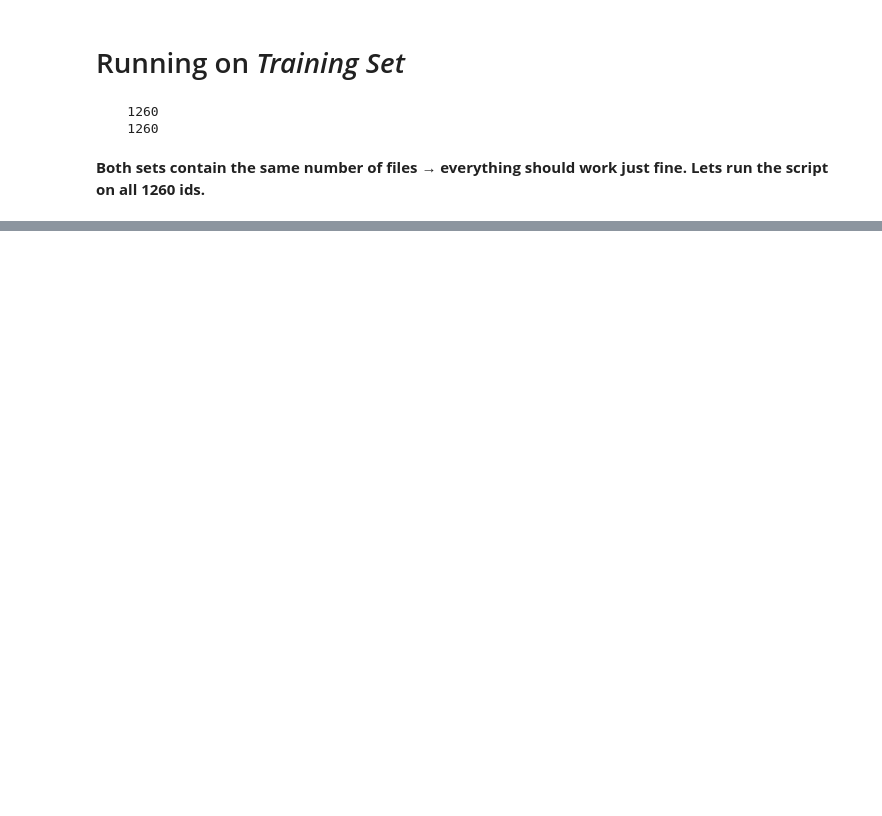
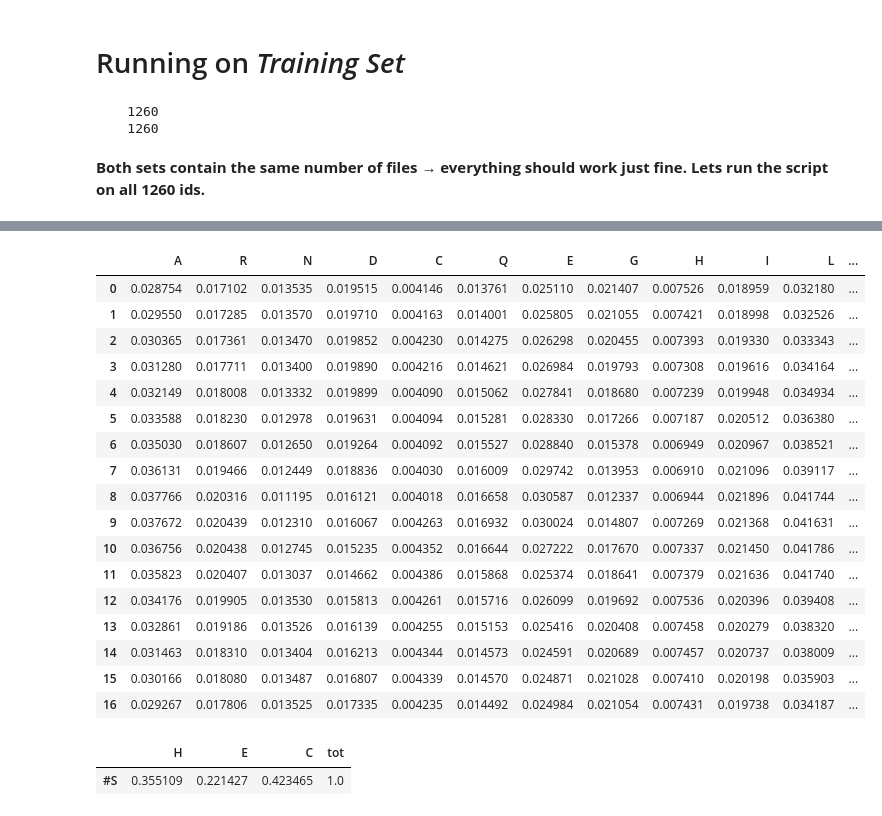
Before and after one commit to ilante/LB-2-project-GOR-vs-SVM, a Jupyter notebook: documentation_notebooks/GOR/Steps_GOR_method.ipynb, the cells around one changed output, grey strips where cells are left out. Cells and saved outputs as stored; diff of their text form; code cells hidden in the pictures; blank space fills up the shorter version.

```diff
--- a/documentation_notebooks/GOR/Steps_GOR_method.ipynb
+++ b/documentation_notebooks/GOR/Steps_GOR_method.ipynb
@@ -1038,0 +1018,13 @@ R_E
+# %%
+import pandas as pd
+pd.set_option('display.max_rows', None)
+pd.set_option('display.max_columns', None)
+pd.set_option('display.width', None)
+pd.set_option('display.max_colwidth', None)
+
+df_H = pd.read_csv('gor_training_out_H.csv', index_col=[0]) # index_col indicates that first column is the index
+df_E = pd.read_csv('gor_training_out_E.csv', index_col=[0])
+df_C = pd.read_csv('gor_training_out_C.csv', index_col=[0])
+df_marg_p_R = pd.read_csv('gor_training_out_marg_prob_R.csv', index_col=[0])
+
+SS_df = pd.read_csv('gor_training_output_SS.csv', index_col=[0])
@@ -1075,0 +1141,18 @@ min
+# %%
+import numpy as np
+# To ensure that non of the outputs are truncated with '...'
+np.set_printoptions(threshold=np.inf)
+import pandas as pd
+# To ensure that non of the outputs are truncated with '...'
+pd.set_option('display.max_rows', None)
+pd.set_option('display.max_columns', None)
+pd.set_option('display.width', None)
+pd.set_option('display.max_colwidth', None)
+
+H = pd.read_csv('/Users/ila/01-Unibo/02_Lab2/files_lab2_project/all_data/outputs/gor_train_out/gor_training_out_H.csv', index_col=[0])
+E = pd.read_csv('/Users/ila/01-Unibo/02_Lab2/files_lab2_project/all_data/outputs/gor_train_out/gor_training_out_E.csv', index_col=[0])
+C = pd.read_csv('/Users/ila/01-Unibo/02_Lab2/files_lab2_project/all_data/outputs/gor_train_out/gor_training_out_C.csv', index_col=[0])
+R = pd.read_csv('/Users/ila/01-Unibo/02_Lab2/files_lab2_project/all_data/outputs/gor_train_out/gor_training_out_marg_prob_R.csv', index_col=[0])
+
+SS = pd.read_csv('/Users/ila/01-Unibo/02_Lab2/files_lab2_project/all_data/outputs/gor_train_out/gor_training_output_SS.csv', index_col=[0])
+# profile_arr = np.loadtxt("/Users/ila/01-Unibo/02_Lab2/files_lab2_project/all_data/test_data/profiles/test_profile", usecols=range(0,20), dtype=np.float64)
@@ -1075,0 +1177,24 @@ min
+# %%
+display(H)
+display(SS)
+# %% [output]
+|  | A | R | N | D | C | Q | E | G | H | I | L | ... |
+| 0 | 0.028754 | 0.017102 | 0.013535 | 0.019515 | 0.004146 | 0.013761 | 0.025110 | 0.021407 | 0.007526 | 0.018959 | 0.032180 | ... |
+| 1 | 0.029550 | 0.017285 | 0.013570 | 0.019710 | 0.004163 | 0.014001 | 0.025805 | 0.021055 | 0.007421 | 0.018998 | 0.032526 | ... |
+| 2 | 0.030365 | 0.017361 | 0.013470 | 0.019852 | 0.004230 | 0.014275 | 0.026298 | 0.020455 | 0.007393 | 0.019330 | 0.033343 | ... |
+| 3 | 0.031280 | 0.017711 | 0.013400 | 0.019890 | 0.004216 | 0.014621 | 0.026984 | 0.019793 | 0.007308 | 0.019616 | 0.034164 | ... |
+| 4 | 0.032149 | 0.018008 | 0.013332 | 0.019899 | 0.004090 | 0.015062 | 0.027841 | 0.018680 | 0.007239 | 0.019948 | 0.034934 | ... |
+| 5 | 0.033588 | 0.018230 | 0.012978 | 0.019631 | 0.004094 | 0.015281 | 0.028330 | 0.017266 | 0.007187 | 0.020512 | 0.036380 | ... |
+| 6 | 0.035030 | 0.018607 | 0.012650 | 0.019264 | 0.004092 | 0.015527 | 0.028840 | 0.015378 | 0.006949 | 0.020967 | 0.038521 | ... |
+| 7 | 0.036131 | 0.019466 | 0.012449 | 0.018836 | 0.004030 | 0.016009 | 0.029742 | 0.013953 | 0.006910 | 0.021096 | 0.039117 | ... |
+| 8 | 0.037766 | 0.020316 | 0.011195 | 0.016121 | 0.004018 | 0.016658 | 0.030587 | 0.012337 | 0.006944 | 0.021896 | 0.041744 | ... |
+| 9 | 0.037672 | 0.020439 | 0.012310 | 0.016067 | 0.004263 | 0.016932 | 0.030024 | 0.014807 | 0.007269 | 0.021368 | 0.041631 | ... |
+| 10 | 0.036756 | 0.020438 | 0.012745 | 0.015235 | 0.004352 | 0.016644 | 0.027222 | 0.017670 | 0.007337 | 0.021450 | 0.041786 | ... |
+| 11 | 0.035823 | 0.020407 | 0.013037 | 0.014662 | 0.004386 | 0.015868 | 0.025374 | 0.018641 | 0.007379 | 0.021636 | 0.041740 | ... |
+| 12 | 0.034176 | 0.019905 | 0.013530 | 0.015813 | 0.004261 | 0.015716 | 0.026099 | 0.019692 | 0.007536 | 0.020396 | 0.039408 | ... |
+| 13 | 0.032861 | 0.019186 | 0.013526 | 0.016139 | 0.004255 | 0.015153 | 0.025416 | 0.020408 | 0.007458 | 0.020279 | 0.038320 | ... |
+| 14 | 0.031463 | 0.018310 | 0.013404 | 0.016213 | 0.004344 | 0.014573 | 0.024591 | 0.020689 | 0.007457 | 0.020737 | 0.038009 | ... |
+| 15 | 0.030166 | 0.018080 | 0.013487 | 0.016807 | 0.004339 | 0.014570 | 0.024871 | 0.021028 | 0.007410 | 0.020198 | 0.035903 | ... |
+| 16 | 0.029267 | 0.017806 | 0.013525 | 0.017335 | 0.004235 | 0.014492 | 0.024984 | 0.021054 | 0.007431 | 0.019738 | 0.034187 | ... |
+|  | H | E | C | tot |
+| #S | 0.355109 | 0.221427 | 0.423465 | 1.0 |
```
Also changed, not shown: parts of 72 cells of this notebook.
